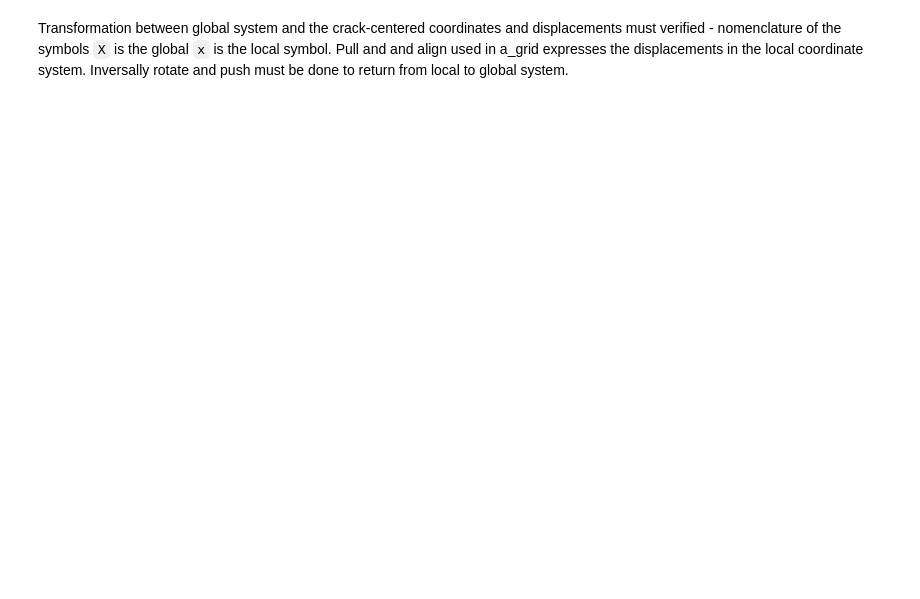
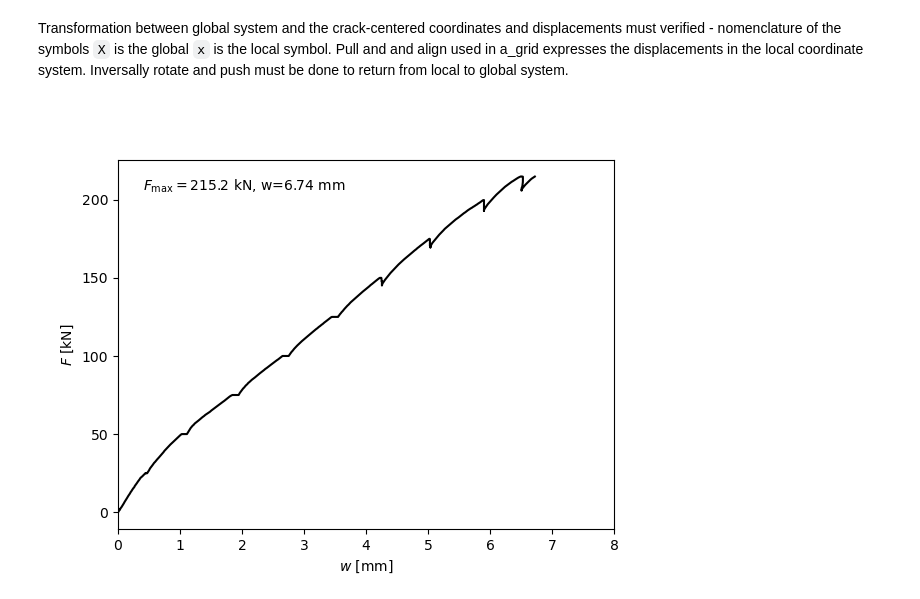
Before and after one commit to bmcs-group/bmcs_shear_zone, a Jupyter notebook: notebooks/sz_dic_grids/crack_kinematic_profiles.ipynb, the cells around one changed output. Cells and saved outputs as stored; diff of their text form; code cells hidden in the pictures; blank space fills up the shorter version.

```diff
--- a/notebooks/sz_dic_grids/crack_kinematic_profiles.ipynb
+++ b/notebooks/sz_dic_grids/crack_kinematic_profiles.ipynb
@@ -103,2 +103,10 @@ ax.axis('equal');
 # %% [markdown]
 Transformation between global system and the crack-centered coordinates and displacements must verified - nomenclature of the symbols `X` is the global `x` is the local symbol. Pull and and align used in a_grid expresses the displacements in the local coordinate system. Inversally rotate and push must be done to return from local to global system.
+# %%
+fig, ax = plt.subplots()
+dic_grid.plot_load_deflection(ax)
+ax.set_xlim([0,8])
+plt.savefig("B10_V1LDd.pdf", format="pdf")
+#ax_load.xlim([0,8])
+# %% [output]
+[figure, added]
```
Also changed, not shown: parts of 4 cells of this notebook, 6 other files.
